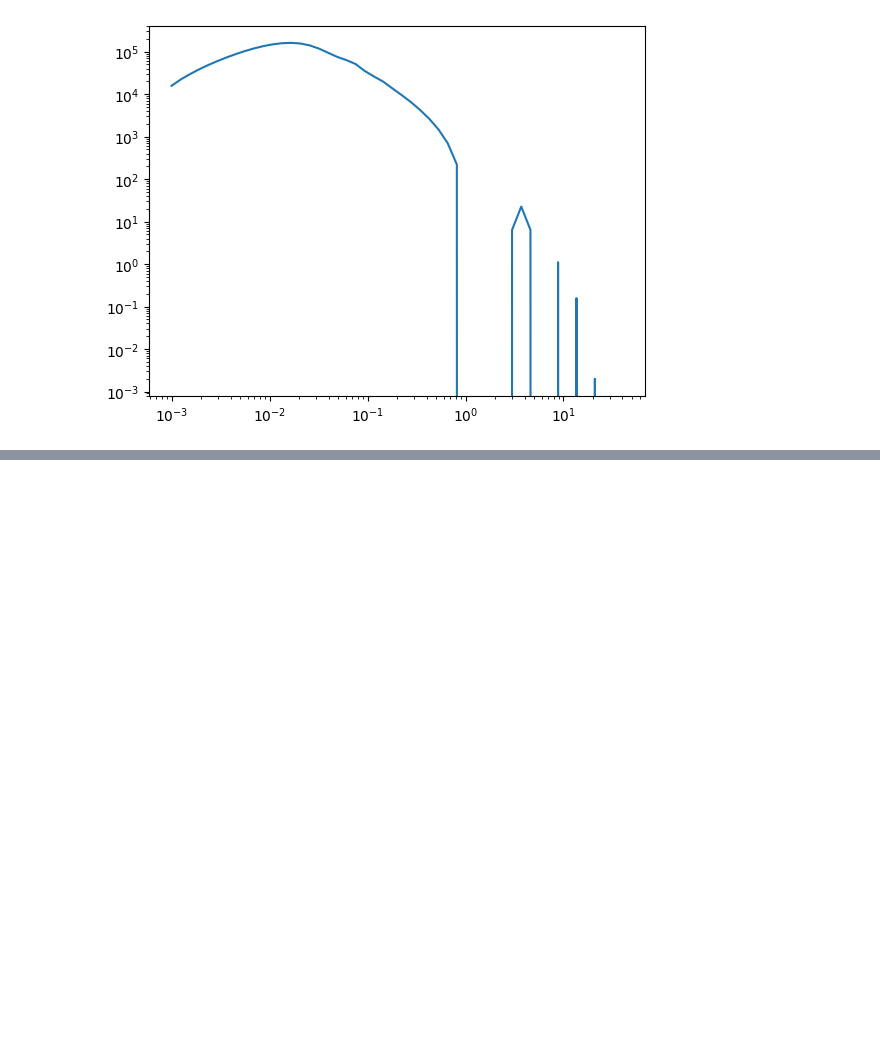
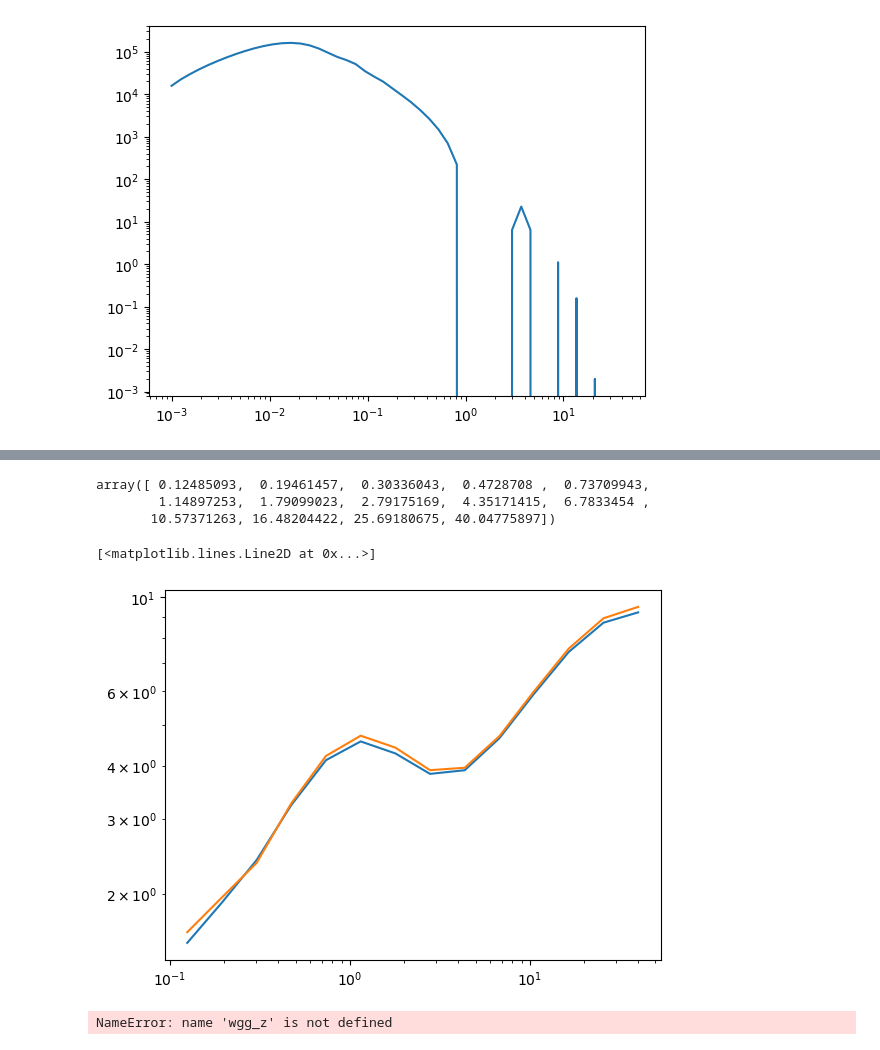
Before and after one commit to rpaviot/NRV_HOD, a Jupyter notebook: Untitled (2).ipynb, the cells around one changed output, grey strips where cells are left out. Drawn from its saved outputs; the diff is of its cells as text; code cells hidden in the pictures; blank space fills up the shorter version.

```diff
--- a/Untitled (2).ipynb
+++ b/Untitled (2).ipynb
@@ -2539,0 +2244,20 @@ Standard Zheng HOD Parameters:
+# %%
+%%time
+
+rp, DeltaSigma_z = model.compute_DeltaSigma_all_z(rp,
+    method='direct',
+    rp_bins=rp_bins,
+    bin_avg=True,
+    Mstar_min=M_min,
+    Mstar_max=M_max,
+    verbose=False
+)
+
+rp, DeltaSigma_z2 = model.compute_DeltaSigma_all_z(rp,
+    rp_bins=rp_bins,
+    method='direct',
+    bin_avg=False,
+    Mstar_min=M_min,
+    Mstar_max=M_max,
+    verbose=False
+)
@@ -2539,0 +2267,3 @@ Standard Zheng HOD Parameters:
+# %%
+rp = np.sqrt(rp_bins[1:]*rp_bins[:-1])
+rp
@@ -2539,0 +2403,17 @@ Standard Zheng HOD Parameters:
+# %%
+rp
+# %% [output]
+array([ 0.12485093,  0.19461457,  0.30336043,  0.4728708 ,  0.73709943,
+        1.14897253,  1.79099023,  2.79175169,  4.35171415,  6.7833454 ,
+       10.57371263, 16.48204422, 25.69180675, 40.04775897])
+# %%
+plt.loglog(rp,rp*DeltaSigma_z[0])
+plt.loglog(rp,rp*DeltaSigma_z2[0])
+# %% [output]
+[<matplotlib.lines.Line2D at 0x...>]
+[figure, added]
+# %%
+import matplotlib.pyplot as plt
+plt.loglog(rp,rp[:,None]*wgg_z.T)
+# %% [output]
+NameError: name 'wgg_z' is not defined
```
Also changed, not shown: parts of 46 cells of this notebook, 11 other files.
